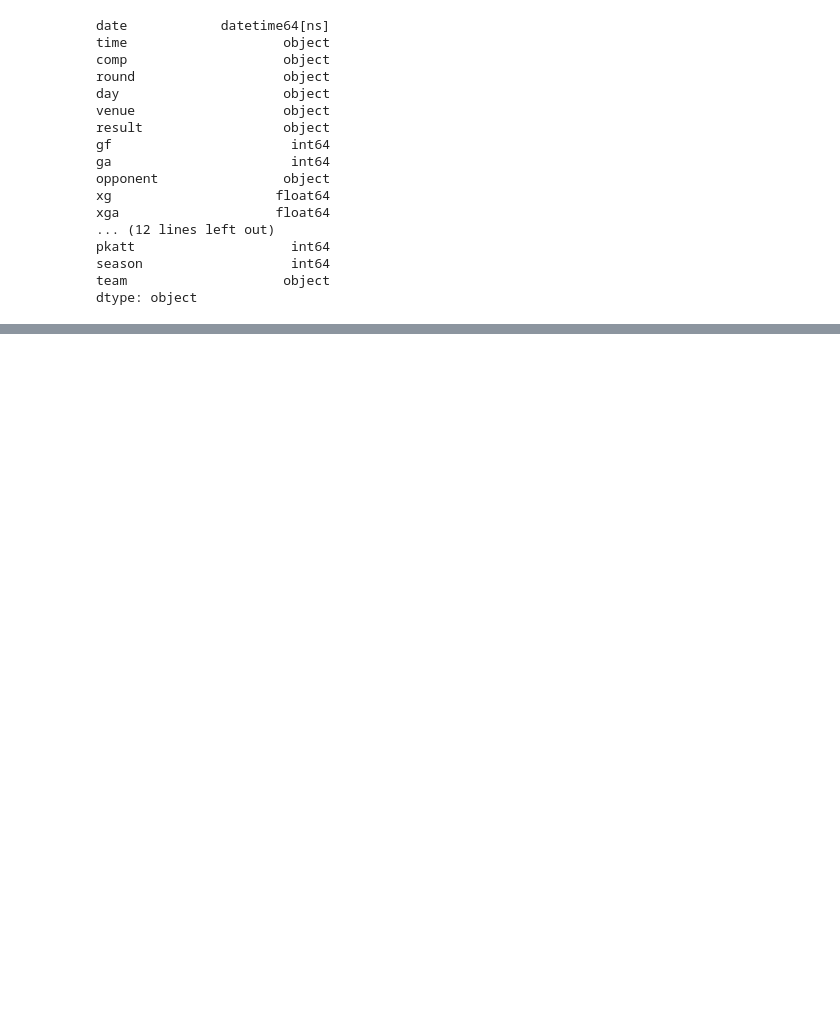
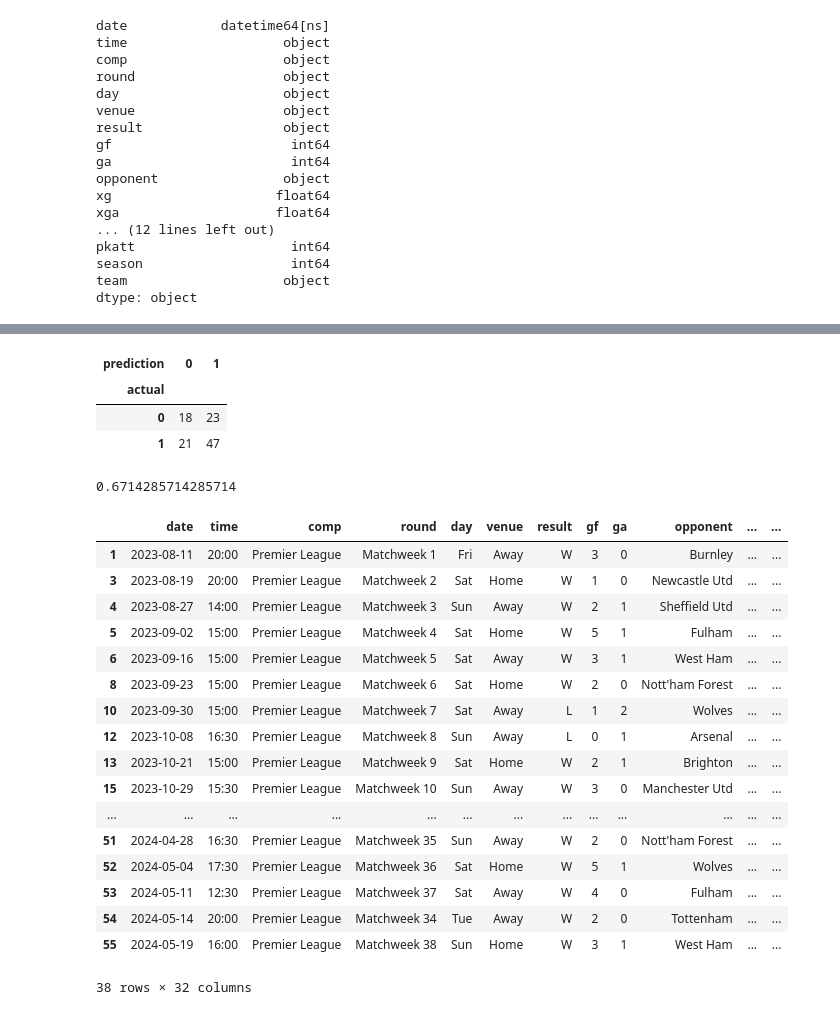
Before and after one commit to NaduniTashana/Football-game-win-predictor, a Jupyter notebook: predictmodel.ipynb, the cells around one changed output, grey strips where cells are left out. Drawn from its saved outputs; the diff is of its cells as text; code cells hidden in the pictures; blank space fills up the shorter version.

Commit message:
make prediction for 2024 matches based on 2023

```diff
--- a/predictmodel.ipynb
+++ b/predictmodel.ipynb
@@ -122,0 +151,7 @@ matches
+# %%
+pd.crosstab(index=combined["actual"], columns=combined["prediction"])
+# %% [output]
+| prediction | 0 | 1 |
+| actual |  |  |
+| 0 | 18 | 23 |
+| 1 | 21 | 47 |
@@ -122,0 +160,29 @@ matches
+# %%
+precision_score(test["target"],preds)
+# %% [output]
+0.6714285714285714
+# %%
+grouped_matches= matches.groupby("team")
+# %%
+group= grouped_matches.get_group("Manchester City").sort_values("date")
+# %%
+group
+# %% [output]
+|  | date | time | comp | round | day | venue | result | gf | ga | opponent | ... | ... |
+| 1 | 2023-08-11 | 20:00 | Premier League | Matchweek 1 | Fri | Away | W | 3 | 0 | Burnley | ... | ... |
+| 3 | 2023-08-19 | 20:00 | Premier League | Matchweek 2 | Sat | Home | W | 1 | 0 | Newcastle Utd | ... | ... |
+| 4 | 2023-08-27 | 14:00 | Premier League | Matchweek 3 | Sun | Away | W | 2 | 1 | Sheffield Utd | ... | ... |
+| 5 | 2023-09-02 | 15:00 | Premier League | Matchweek 4 | Sat | Home | W | 5 | 1 | Fulham | ... | ... |
+| 6 | 2023-09-16 | 15:00 | Premier League | Matchweek 5 | Sat | Away | W | 3 | 1 | West Ham | ... | ... |
+| 8 | 2023-09-23 | 15:00 | Premier League | Matchweek 6 | Sat | Home | W | 2 | 0 | Nott'ham Forest | ... | ... |
+| 10 | 2023-09-30 | 15:00 | Premier League | Matchweek 7 | Sat | Away | L | 1 | 2 | Wolves | ... | ... |
+| 12 | 2023-10-08 | 16:30 | Premier League | Matchweek 8 | Sun | Away | L | 0 | 1 | Arsenal | ... | ... |
+| 13 | 2023-10-21 | 15:00 | Premier League | Matchweek 9 | Sat | Home | W | 2 | 1 | Brighton | ... | ... |
+| 15 | 2023-10-29 | 15:30 | Premier League | Matchweek 10 | Sun | Away | W | 3 | 0 | Manchester Utd | ... | ... |
+| ... | ... | ... | ... | ... | ... | ... | ... | ... | ... | ... | ... | ... |
+| 51 | 2024-04-28 | 16:30 | Premier League | Matchweek 35 | Sun | Away | W | 2 | 0 | Nott'ham Forest | ... | ... |
+| 52 | 2024-05-04 | 17:30 | Premier League | Matchweek 36 | Sat | Home | W | 5 | 1 | Wolves | ... | ... |
+| 53 | 2024-05-11 | 12:30 | Premier League | Matchweek 37 | Sat | Away | W | 4 | 0 | Fulham | ... | ... |
+| 54 | 2024-05-14 | 20:00 | Premier League | Matchweek 34 | Tue | Away | W | 2 | 0 | Tottenham | ... | ... |
+| 55 | 2024-05-19 | 16:00 | Premier League | Matchweek 38 | Sun | Home | W | 3 | 1 | West Ham | ... | ... |
+38 rows × 32 columns
```
Also changed, not shown: parts of 40 cells of this notebook.
